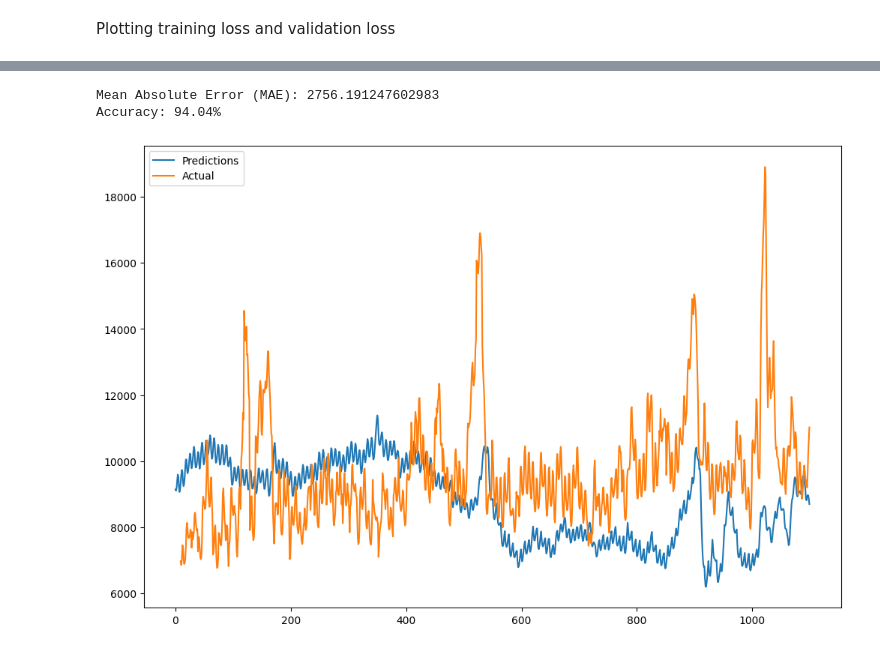
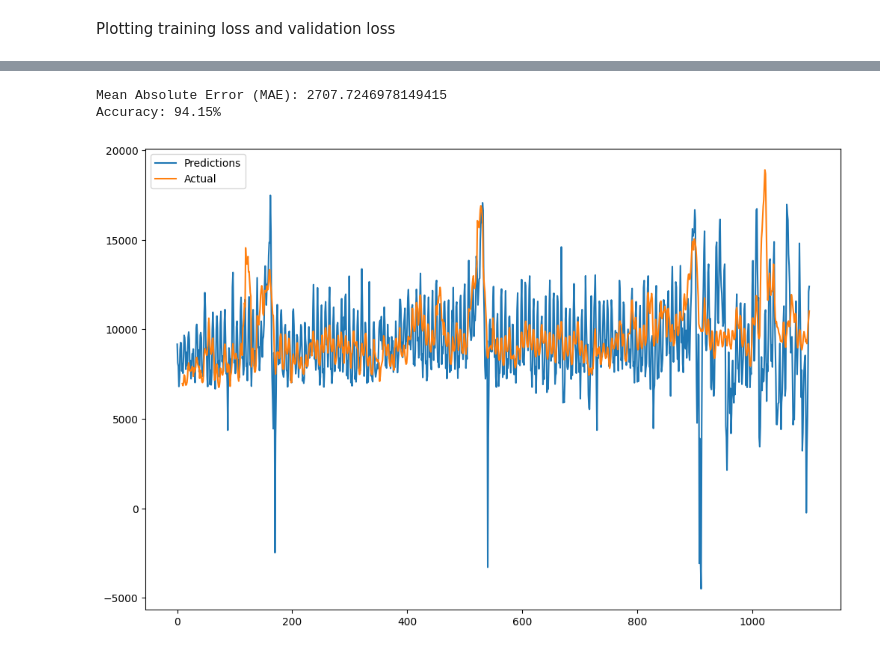
Before and after one commit to lieric90/Store-Sales, a Jupyter notebook: Store Sales Predictions/store_sale_predictions.ipynb, the cells around one changed output, grey strips where cells are left out. Drawn from its saved outputs; the diff is of its cells as text; code cells hidden in the pictures.

```diff
--- a/Store Sales Predictions/store_sale_predictions.ipynb
+++ b/Store Sales Predictions/store_sale_predictions.ipynb
@@ -532,19 +555,28 @@ LSTM RNN Model
 # model.add(keras.layers.TimeDistributed(Dense(units=1, activation = "linear")))
 
 model = keras.models.Sequential([
-    keras.layers.LSTM(units= 512, return_sequences=True, input_shape=(x_train.shape[1], x_train.shape[2])),
+    keras.layers.LSTM(units=512, return_sequences=False, input_shape=(x_train.shape[1], x_train.shape[2])),
     keras.layers.BatchNormalization(),
     keras.layers.Dropout(0.2),
-    keras.layers.LSTM(units=256, return_sequences=False),
-    keras.layers.BatchNormalization(),
-    keras.layers.Dropout(0.2),
+    # keras.layers.LSTM(units=256, return_sequences=True),
+    # keras.layers.BatchNormalization(),
+    # keras.layers.Dropout(0.2),
+    # keras.layers.LSTM(units=512, return_sequences=True),
+    # keras.layers.BatchNormalization(),
+    # keras.layers.Dropout(0.2),
+    # keras.layers.LSTM(units=256, return_sequences=True),
+    # keras.layers.BatchNormalization(),
+    # keras.layers.Dropout(0.2),
+    # keras.layers.LSTM(units=128, return_sequences=False),
+    # keras.layers.BatchNormalization(),
+    # keras.layers.Dropout(0.2),
     keras.layers.Dense(1)
 ])
 # %%
 from tensorflow.keras.optimizers import Adam, Adagrad
-optimizer = Adagrad(learning_rate=0.001)
+optimizer = Adagrad(learning_rate=0.0001)
 model.compile(optimizer=optimizer, loss='mae')
 model.summary()
 early_stopping = EarlyStopping(monitor='val_loss', patience=10, verbose=1, restore_best_weights=True)
-history = model.fit(x_train[:split_idx],y_train[:split_idx], epochs=200, batch_size=64, validation_data=(x_train[split_idx:],y_train[split_idx:]), shuffle=True, callbacks=[early_stopping])
+history = model.fit(x_train[:split_idx],y_train[:split_idx], epochs=200, batch_size=1, validation_data=(x_train[split_idx:],y_train[split_idx:]), shuffle=True, callbacks=[early_stopping])
 # %% [output]
@@ -598,7 +630,11 @@ min_value = 0
 max_value = 46271
 original_ydata = (scaled_ydata * (max_value - min_value)) + min_value
 
-original_ydata = original_ydata[:len(original_xdata)]
+if len(original_ydata) > len(original_xdata):
+    original_ydata = original_ydata[:len(original_xdata)]
+else:
+    original_xdata = original_xdata[:len(original_ydata)]
+
 mae = mean_absolute_error(original_ydata, original_xdata)
 print(f"Mean Absolute Error (MAE): {mae}")
 plt.figure(figsize=(12, 8))
@@ -633,14 +654,14 @@ accuracy_percentage = 100 * (1 - mae / max_value)
 print(f"Accuracy: {accuracy_percentage:.2f}%")
 original_ydata = pd.DataFrame(original_ydata)
 # %% [output]
-Mean Absolute Error (MAE): 2756.191247602983
-Accuracy: 94.04%
+Mean Absolute Error (MAE): 2707.7246978149415
+Accuracy: 94.15%
 # %%
-original_ydata = original_ydata.rolling(10).mean()
+moving_average = original_ydata.rolling(10).mean()
 plt.figure(figsize=(12, 8))
 plt.plot(original_xdata, label = "Predictions")
-plt.plot(original_ydata, label = "Actual")
+plt.plot(moving_average, label = "Actual")
 plt.legend()
 plt.show()
 # %% [output]
-[figure, old version]
+[figure, new version]
```
Also changed, not shown: parts of 7 cells of this notebook.
